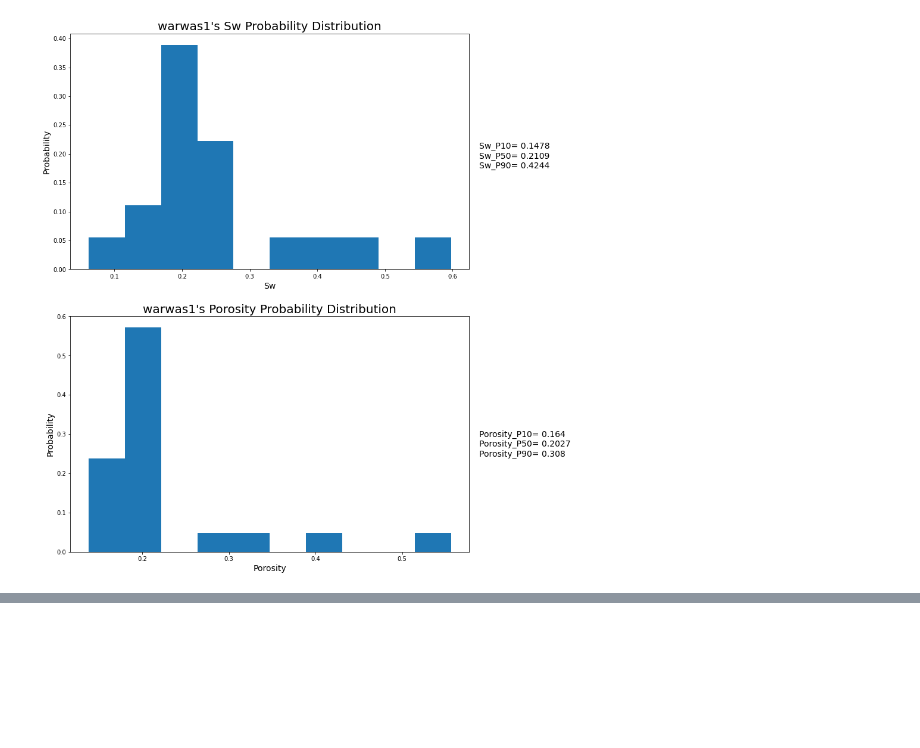
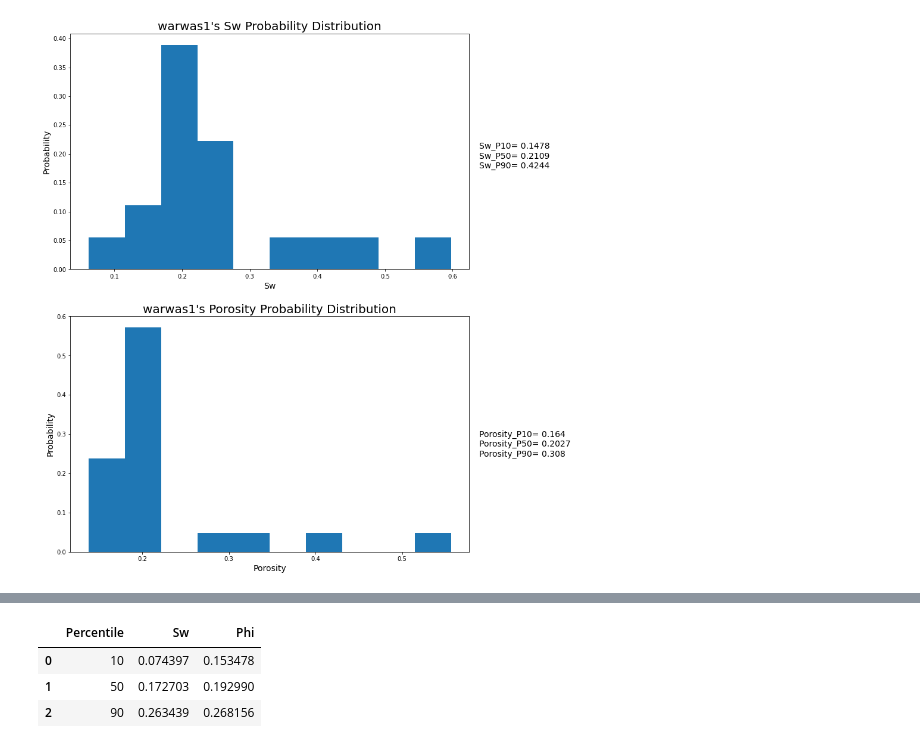
Before and after one commit to zzk413/PGE_Senior_Design_2021_Fall, a Jupyter notebook: Log_interpretation.ipynb, the cells around one changed output, grey strips where cells are left out. Drawn from its saved outputs; the diff is of its cells as text; code cells hidden in the pictures; blank space fills up the shorter version.

```diff
--- a/Log_interpretation.ipynb
+++ b/Log_interpretation.ipynb
@@ -85,0 +138,11 @@ for name in names.keys():
+# %%
+temp_dict={'Percentile':[10,50,90],
+           'Sw':[np.percentile(Sw,10),np.percentile(Sw,50),np.percentile(Sw,90)],
+           'Phi':[np.percentile(Phi,10),np.percentile(Phi,50),np.percentile(Phi,90)]}
+# %%
+pd.DataFrame(temp_dict)
+# %% [output]
+|  | Percentile | Sw | Phi |
+| 0 | 10 | 0.074397 | 0.153478 |
+| 1 | 50 | 0.172703 | 0.192990 |
+| 2 | 90 | 0.263439 | 0.268156 |
```
Also changed, not shown: parts of 3 cells of this notebook, 1 other file.
